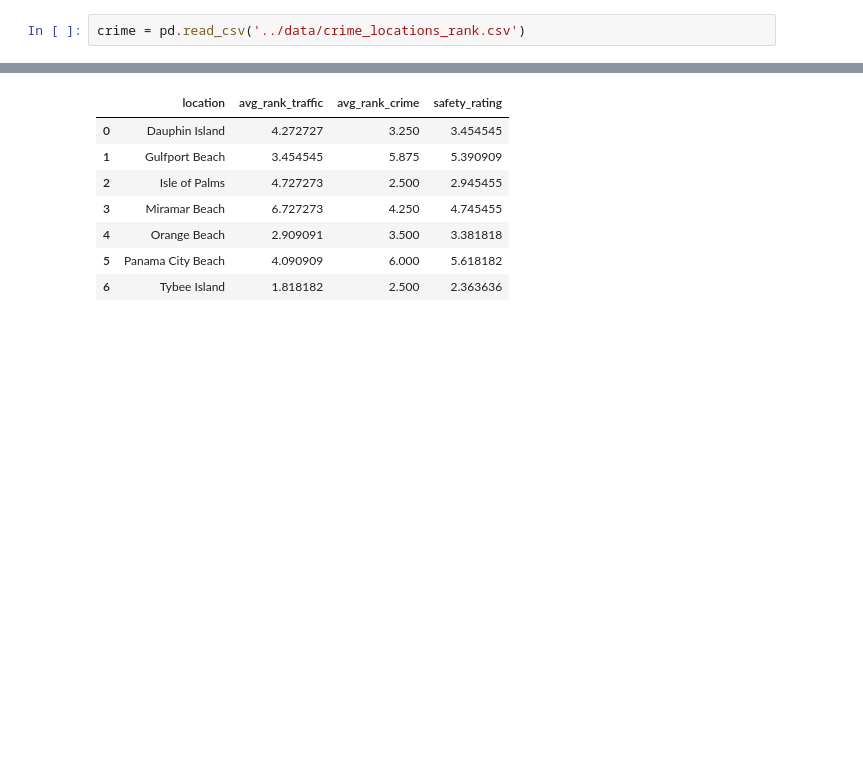
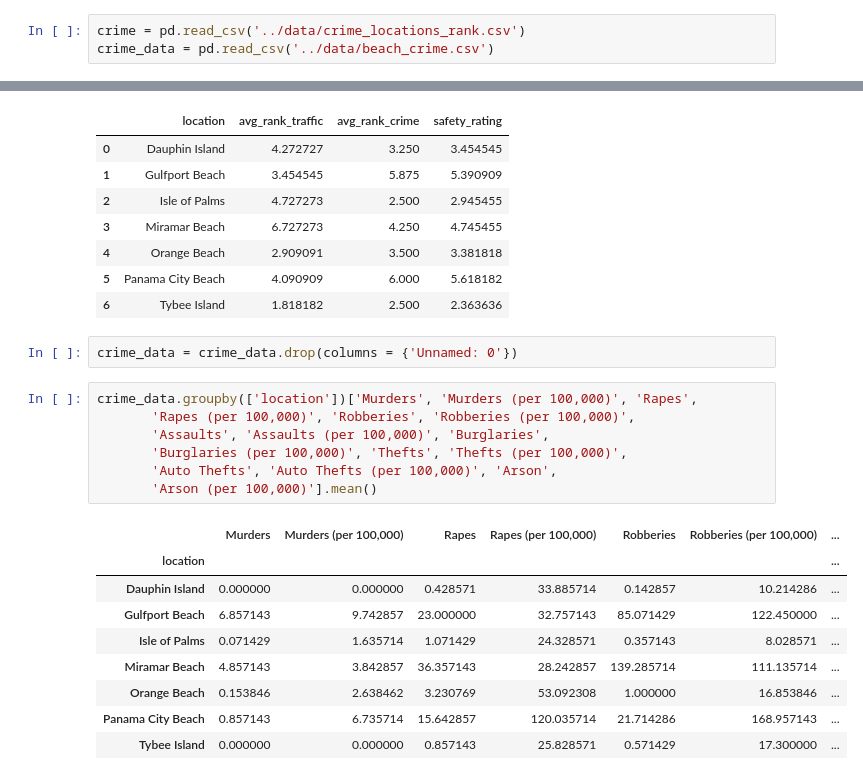
Before and after one commit to NSS-Full-Time-Data-Analytics-9/bwilhelm_capstone, a Jupyter notebook: scripts/traffic_data.ipynb, the cells around one changed output, grey strips where cells are left out. Drawn from its saved outputs; the diff is of its cells as text; blank space fills up the shorter version.

```diff
--- a/scripts/traffic_data.ipynb
+++ b/scripts/traffic_data.ipynb
@@ -760,6 +760,7 @@ all_traffic['Total Fatalities'].sum()/5
 310.2
 # %%
 crime = pd.read_csv('../data/crime_locations_rank.csv')
+crime_data = pd.read_csv('../data/beach_crime.csv')
 # %%
 crime = crime.drop(columns = {'Unnamed: 0'})
 # %%
@@ -803,3 +804,22 @@ safety_rating
 | 4 | Orange Beach | 2.909091 | 3.500 | 3.381818 |
 | 5 | Panama City Beach | 4.090909 | 6.000 | 5.618182 |
 | 6 | Tybee Island | 1.818182 | 2.500 | 2.363636 |
+# %%
+crime_data = crime_data.drop(columns = {'Unnamed: 0'})
+# %%
+crime_data.groupby(['location'])['Murders', 'Murders (per 100,000)', 'Rapes',
+       'Rapes (per 100,000)', 'Robberies', 'Robberies (per 100,000)',
+       'Assaults', 'Assaults (per 100,000)', 'Burglaries',
+       'Burglaries (per 100,000)', 'Thefts', 'Thefts (per 100,000)',
+       'Auto Thefts', 'Auto Thefts (per 100,000)', 'Arson',
+       'Arson (per 100,000)'].mean()
+# %% [output]
+|  | Murders | Murders (per 100,000) | Rapes | Rapes (per 100,000) | Robberies | Robberies (per 100,000) | ... |
+| location |  |  |  |  |  |  | ... |
+| Dauphin Island | 0.000000 | 0.000000 | 0.428571 | 33.885714 | 0.142857 | 10.214286 | ... |
+| Gulfport Beach | 6.857143 | 9.742857 | 23.000000 | 32.757143 | 85.071429 | 122.450000 | ... |
+| Isle of Palms | 0.071429 | 1.635714 | 1.071429 | 24.328571 | 0.357143 | 8.028571 | ... |
+| Miramar Beach | 4.857143 | 3.842857 | 36.357143 | 28.242857 | 139.285714 | 111.135714 | ... |
+| Orange Beach | 0.153846 | 2.638462 | 3.230769 | 53.092308 | 1.000000 | 16.853846 | ... |
+| Panama City Beach | 0.857143 | 6.735714 | 15.642857 | 120.035714 | 21.714286 | 168.957143 | ... |
+| Tybee Island | 0.000000 | 0.000000 | 0.857143 | 25.828571 | 0.571429 | 17.300000 | ... |
```
Also changed, not shown: parts of 11 cells of this notebook, 2 other files.
